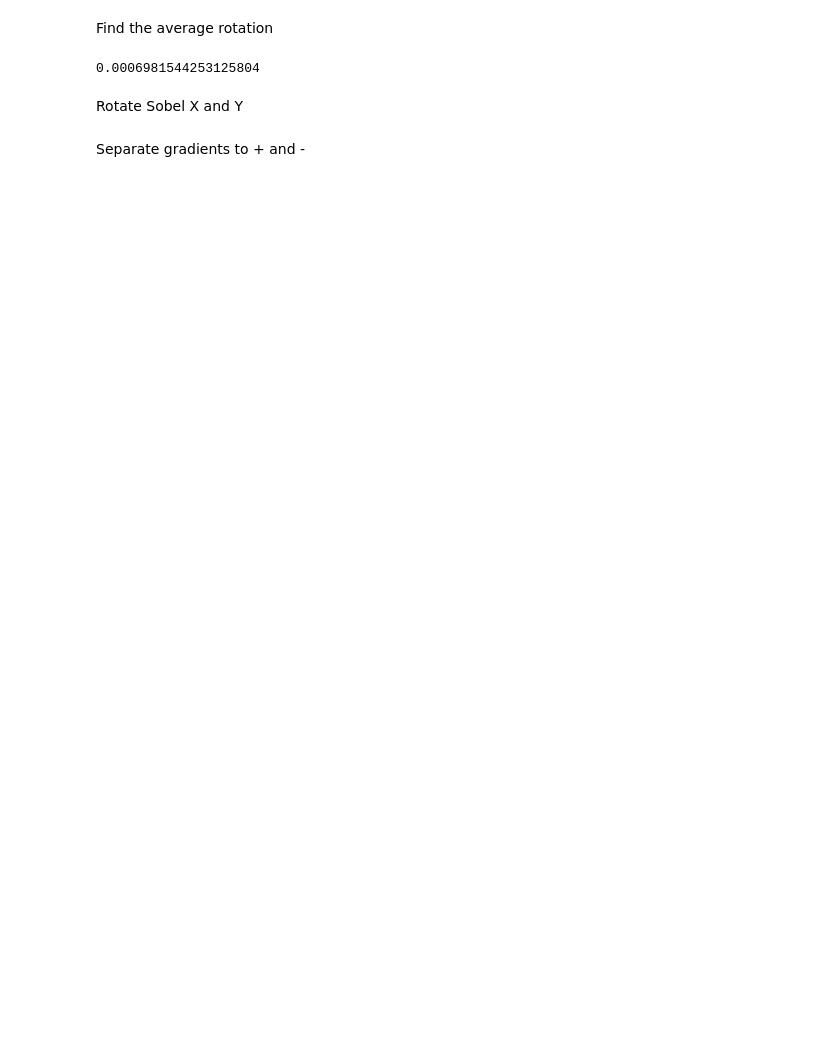
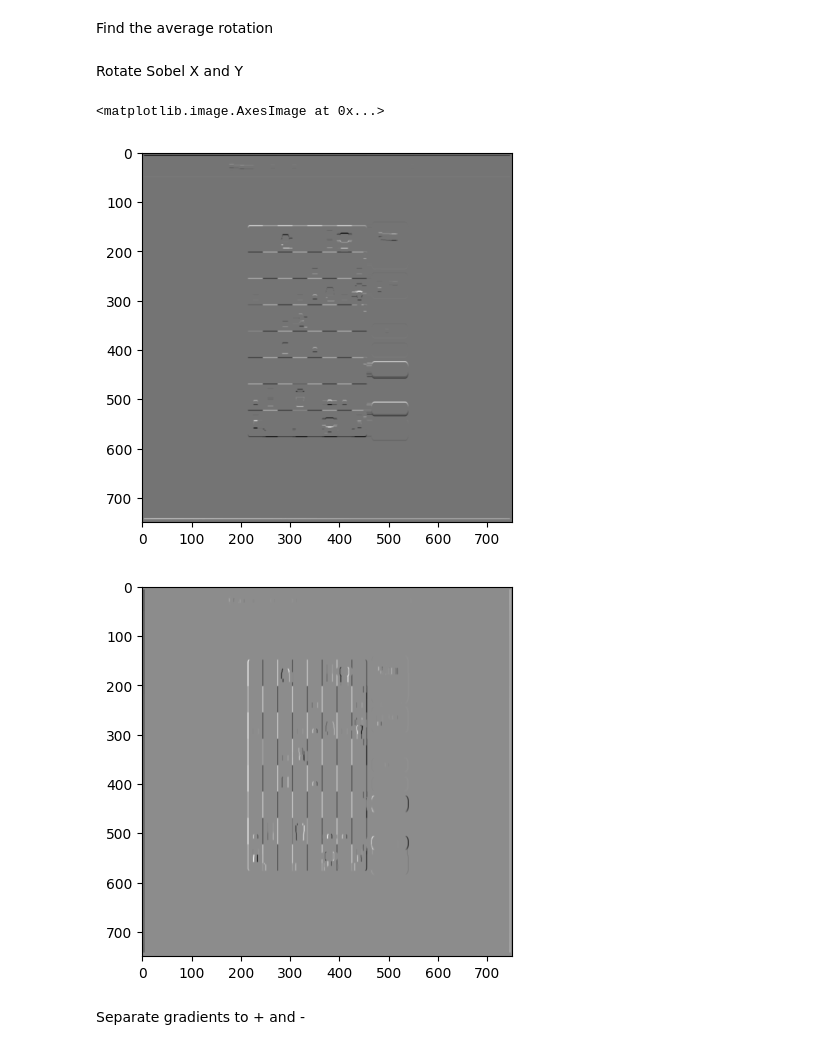
Before and after one commit to Boom123bam/chessboard-reader, a Jupyter notebook: findchessboard.ipynb, the cells around one changed output. Drawn from its saved outputs; the diff is of its cells as text; code cells hidden in the pictures; blank space fills up the shorter version.

```diff
--- a/findchessboard.ipynb
+++ b/findchessboard.ipynb
@@ -119,50 +99,28 @@ plt.imshow(cdstY)
+# %%
+# grayscale
+img = cv2.cvtColor(original_img, cv2.COLOR_BGR2GRAY)
+
+# rescale and blur
+width = 750
+height = 750
+img = cv2.resize(img, (width, height), interpolation=cv2.INTER_AREA)
+# img = cv2.GaussianBlur(img, (5, 5), 0)
+
+img = opening(img, 3)
+img = closing(img, 5)
+# img = cv2.medianBlur(img, 5)
+sobY = sobelY(img)
+sobX = sobelX(img)
 # %% [markdown]
 Find the average rotation
-# %%
-angle_threshold = 0.1
-sum = 0
-count = 0
-if linesHorizontal is not None:
-    for line in linesHorizontal:
-        angle = line[0][1]
-        angle -= math.pi/2
-        # filter angles within threshold
-        if angle > angle_threshold/2 or angle <  - angle_threshold/2:
-            continue
-        sum += angle
-        count += 1
-
-if linesVertical is not None:
-    for line in linesVertical:
-        angle = line[0][1]
-        if angle > math.pi/2:
-            angle -= math.pi
-        # filter angles within threshold
-        if angle > angle_threshold/2 or angle <  - angle_threshold/2:
-            continue
-        sum += angle
-        count += 1
-
-
-avg_rotation = sum/count
-print(avg_rotation)
-# %% [output]
-0.0006981544253125804
 # %% [markdown]
 Rotate Sobel X and Y
-# %%
-def rotate(img, angle):
-    rows,cols = img.shape
-    # cols-1 and rows-1 are the coordinate limits.
-    M = cv2.getRotationMatrix2D(((cols-1)/2.0,(rows-1)/2.0),angle,1)
-    return cv2.warpAffine(img,M,(cols,rows))
-
-if abs(avg_rotation) > 0.01:
-    sobX = rotate(sobX,avg_rotation * 180 / math.pi)
-    sobY = rotate(sobY,avg_rotation * 180 / math.pi)
-    resized = rotate(resized,avg_rotation * 180 / math.pi)
 # %%
-# plt.figure()
-# plt.imshow(sobX, cmap="gray")
-# plt.figure()
-# plt.imshow(sobY, cmap="gray")
+plt.figure()
+plt.imshow(sobX, cmap="gray")
+plt.figure()
+plt.imshow(sobY, cmap="gray")
+# %% [output]
+<matplotlib.image.AxesImage at 0x...>
+[figure, added]
+[figure, added]
```
Also changed, not shown: parts of 20 cells of this notebook.
